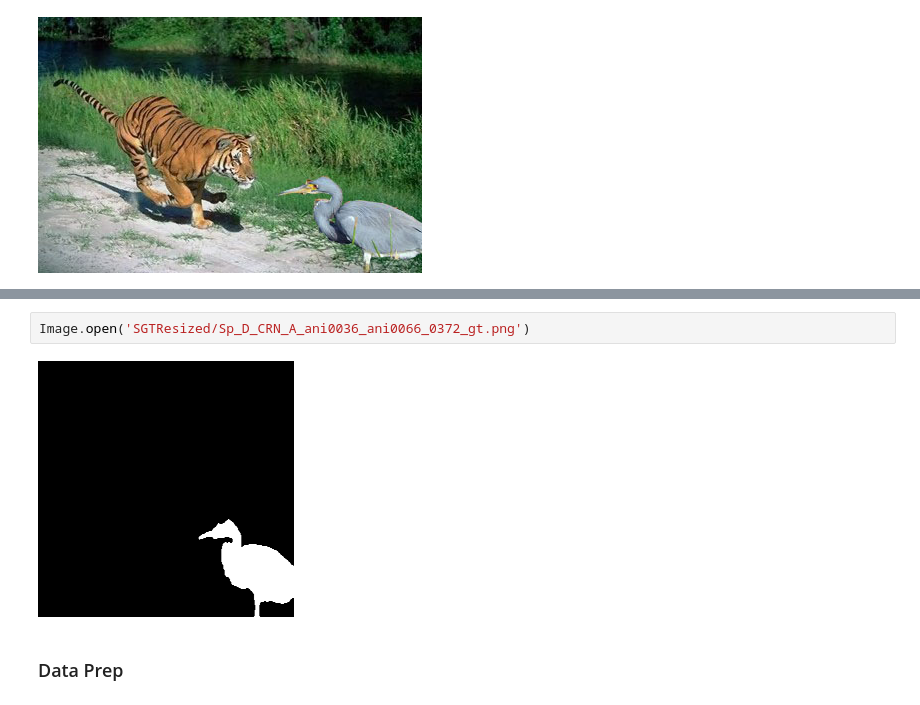
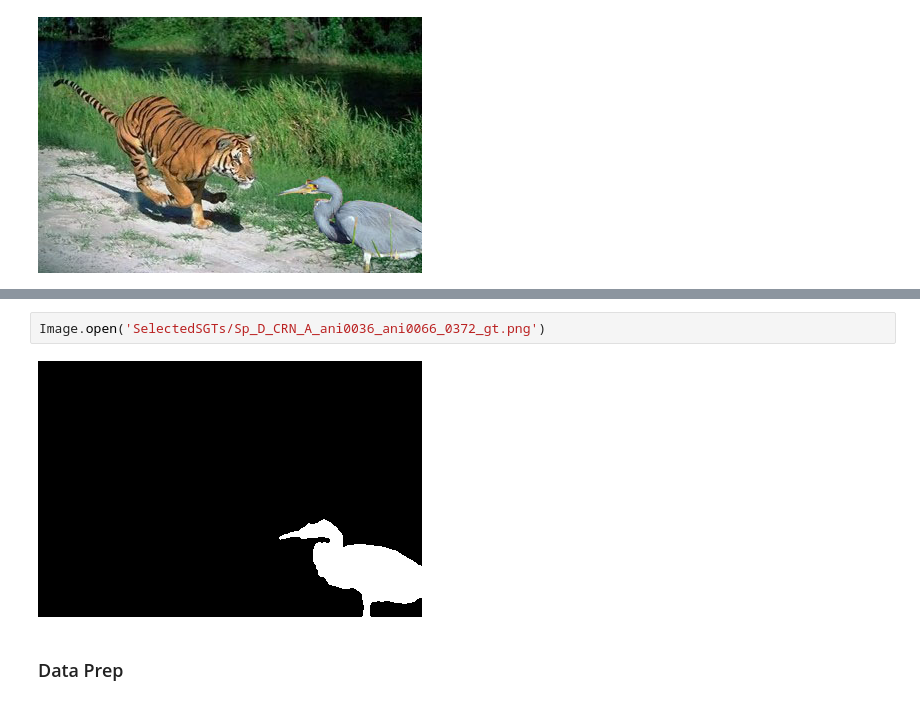
Before and after one commit to nrj1024/FakeImageDetector, a Jupyter notebook: FakeImageSegmentation.ipynb, the cells around one changed output, grey strips where cells are left out. Saved outputs shown, nothing was run; the diff lists cells and outputs as text.

```diff
--- a/FakeImageSegmentation.ipynb
+++ b/FakeImageSegmentation.ipynb
@@ -143,7 +139,7 @@ Image.open('ELAs/Sp_D_CRN_A_ani0036_ani0066_0372.jpg')
 # %%
-Image.open('SGTResized/Sp_D_CRN_A_ani0036_ani0066_0372_gt.png')
+Image.open('SelectedSGTs/Sp_D_CRN_A_ani0036_ani0066_0372_gt.png')
 # %% [output]
-[figure, old version]
+[figure, new version]
 # %% [markdown]
 ### Data Prep
 # %%
```
Also changed, not shown: parts of 34 cells of this notebook.
